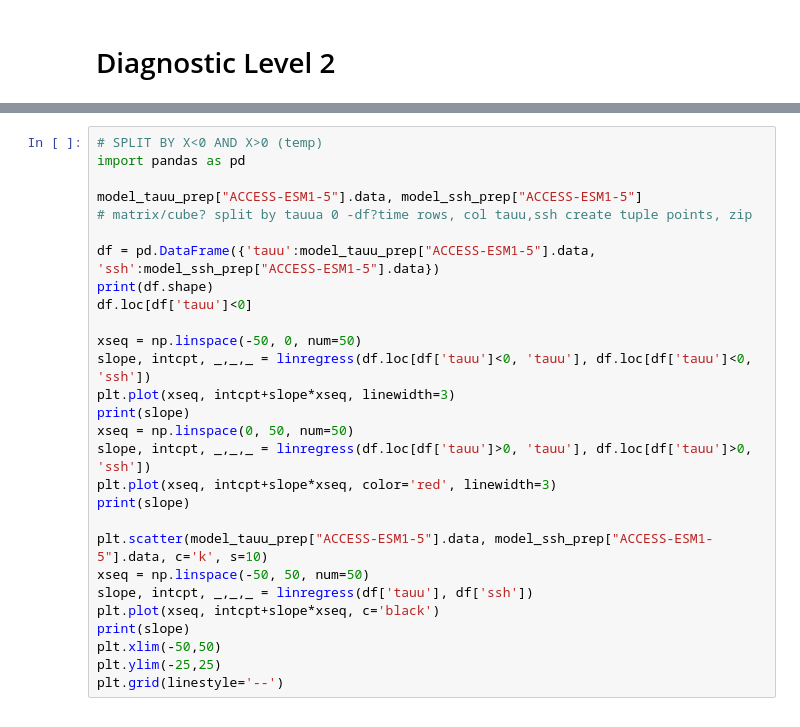
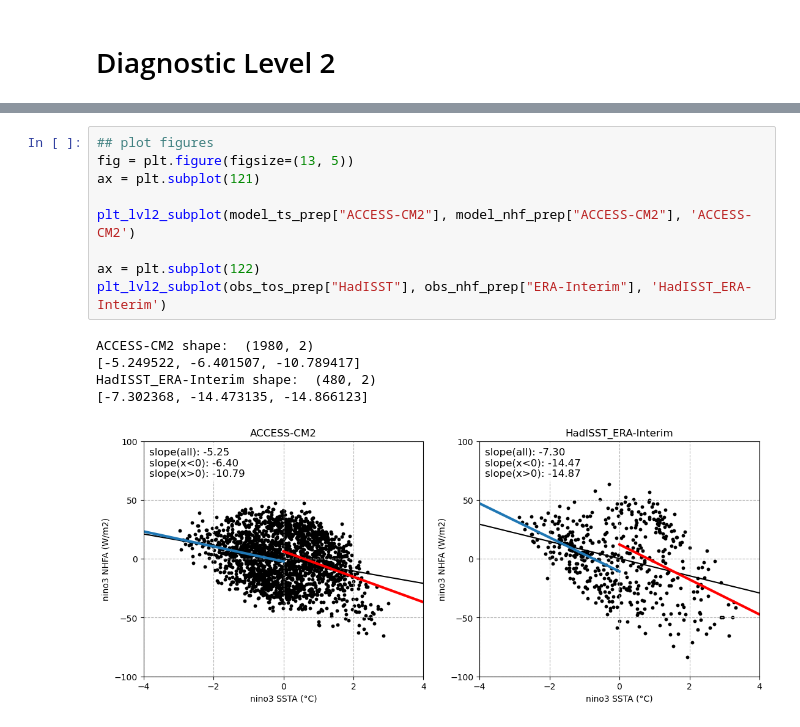
Before and after one commit to ACCESS-NRI/ACCESS-ENSO-recipes, a Jupyter notebook: 23-sst_nhf_feedback.ipynb, the cells around one changed output, grey strips where cells are left out. Cells and saved outputs as stored; diff of their text form.

```diff
--- a/23-sst_nhf_feedback.ipynb
+++ b/23-sst_nhf_feedback.ipynb
@@ -235,28 +291,15 @@ Text(0.02, 0.9, 'slope: 2.35 ')
 # %%
-# SPLIT BY X<0 AND X>0 (temp)
-import pandas as pd
+## plot figures
+fig = plt.figure(figsize=(13, 5))
+ax = plt.subplot(121)
 
-model_tauu_prep["ACCESS-ESM1-5"].data, model_ssh_prep["ACCESS-ESM1-5"]
-# matrix/cube? split by tauua 0 -df?time rows, col tauu,ssh create tuple points, zip
+plt_lvl2_subplot(model_ts_prep["ACCESS-CM2"], model_nhf_prep["ACCESS-CM2"], 'ACCESS-CM2')
 
-df = pd.DataFrame({'tauu':model_tauu_prep["ACCESS-ESM1-5"].data, 'ssh':model_ssh_prep["ACCESS-ESM1-5"].data})
-print(df.shape)
-df.loc[df['tauu']<0]
-
-xseq = np.linspace(-50, 0, num=50)
-slope, intcpt, _,_,_ = linregress(df.loc[df['tauu']<0, 'tauu'], df.loc[df['tauu']<0, 'ssh'])
-plt.plot(xseq, intcpt+slope*xseq, linewidth=3)
-print(slope)
-xseq = np.linspace(0, 50, num=50)
-slope, intcpt, _,_,_ = linregress(df.loc[df['tauu']>0, 'tauu'], df.loc[df['tauu']>0, 'ssh'])
-plt.plot(xseq, intcpt+slope*xseq, color='red', linewidth=3)
-print(slope)
-
-plt.scatter(model_tauu_prep["ACCESS-ESM1-5"].data, model_ssh_prep["ACCESS-ESM1-5"].data, c='k', s=10)
-xseq = np.linspace(-50, 50, num=50)
-slope, intcpt, _,_,_ = linregress(df['tauu'], df['ssh'])
-plt.plot(xseq, intcpt+slope*xseq, c='black')
-print(slope)
-plt.xlim(-50,50)
-plt.ylim(-25,25)
-plt.grid(linestyle='--')
+ax = plt.subplot(122)
+plt_lvl2_subplot(obs_tos_prep["HadISST"], obs_nhf_prep["ERA-Interim"], 'HadISST_ERA-Interim')
+# %% [output]
+ACCESS-CM2 shape:  (1980, 2)
+[-5.249522, -6.401507, -10.789417]
+HadISST_ERA-Interim shape:  (480, 2)
+[-7.302368, -14.473135, -14.866123]
+[figure, added]
```
Also changed, not shown: parts of 17 cells of this notebook.
